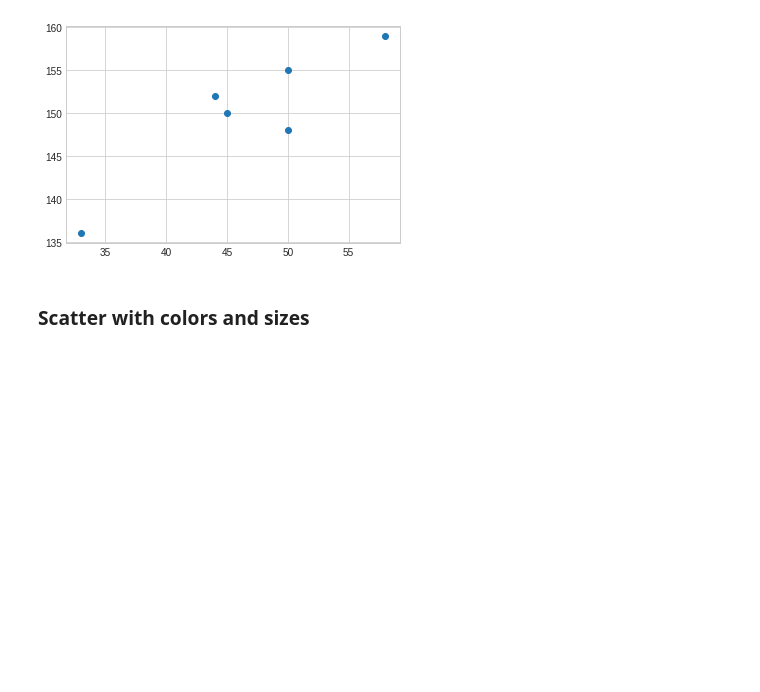
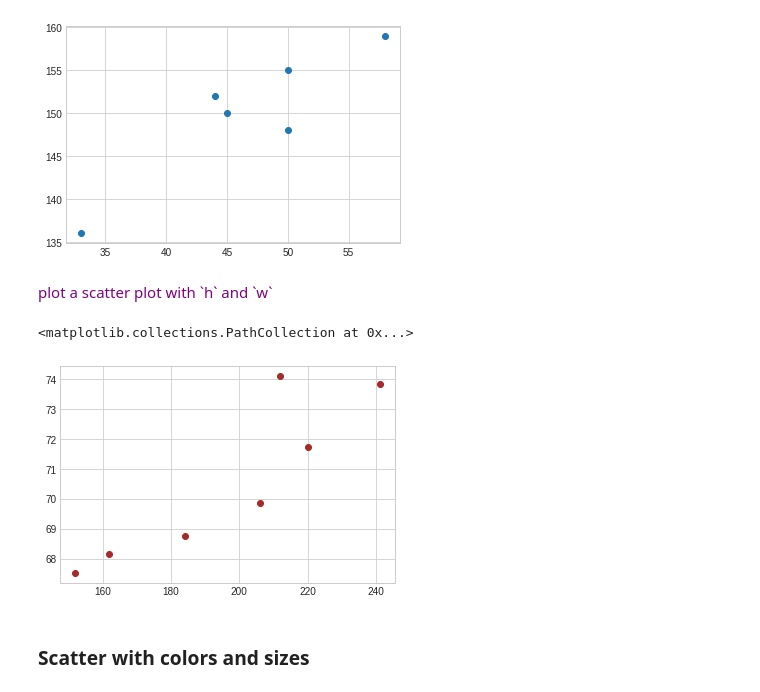
Before and after one commit to chezydan/pytopics, a Jupyter notebook: Visuals.ipynb, the cells around one changed output. Drawn from its saved outputs; the diff is of its cells as text; code cells hidden in the pictures; blank space fills up the shorter version.

```diff
--- a/Visuals.ipynb
+++ b/Visuals.ipynb
@@ -150,3 +165,5 @@ plt.scatter(X,Y)
 # %% [output]
 <matplotlib.collections.PathCollection at 0x...>
 [figure]
+# %% [markdown]
+<p><span style='color:purple'> plot a scatter plot with  `h` and `w` </span>
@@ -153,3 +173,13 @@ plt.scatter(X,Y)
+# %%
+fig = plt.figure()
+ax = plt.axes()
+w= np.array([73.84,68.17,74.11,71.73,69.88,67.53,68.78])
+h= np.array([241,162,212,220,206,152,184])
+
+plt.scatter(h,w, color='brown')
+# %% [output]
+<matplotlib.collections.PathCollection at 0x...>
+[figure, added]
 # %% [markdown]
 <h3> Scatter with colors and sizes </h3>
 # %%
```
Also changed, not shown: parts of 54 cells of this notebook, 3 other files.
